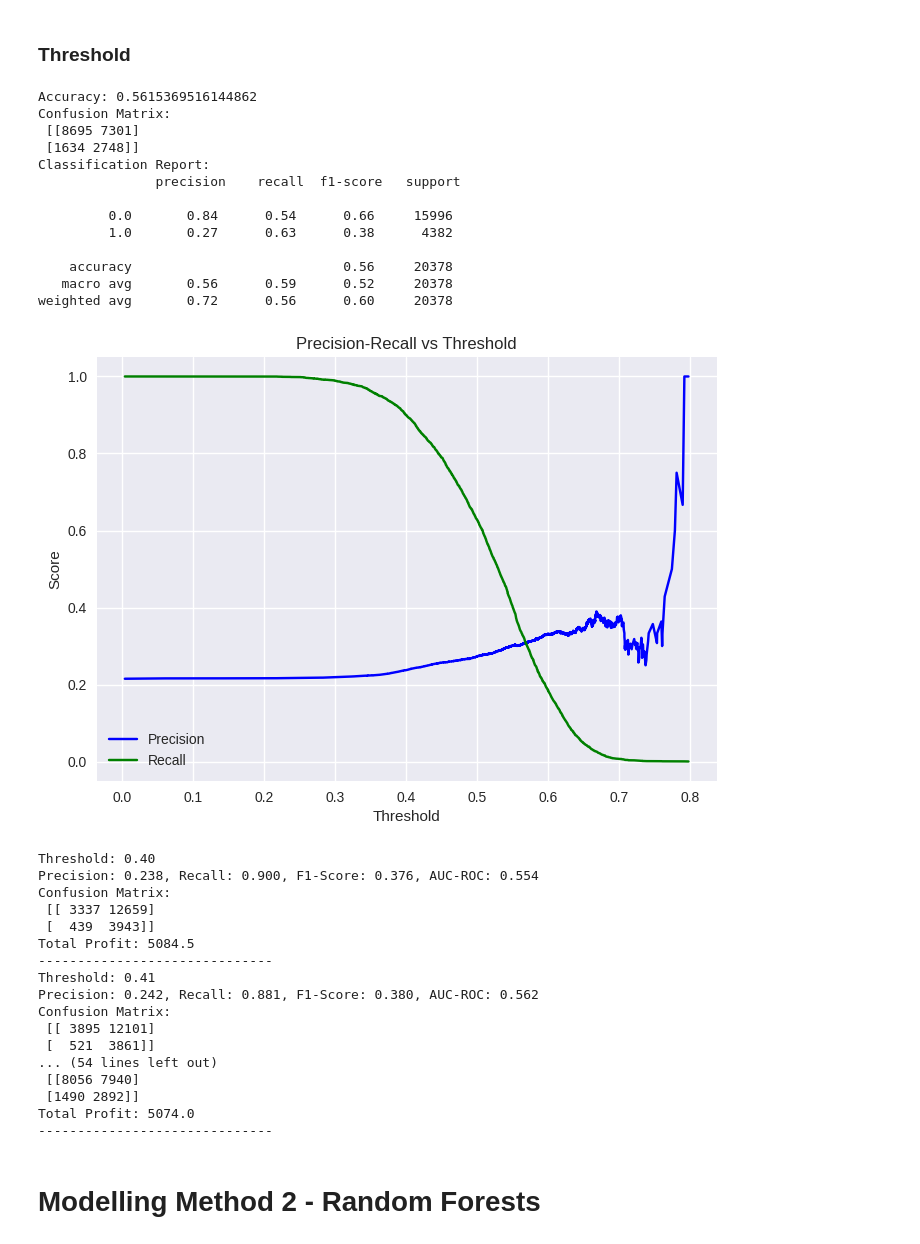
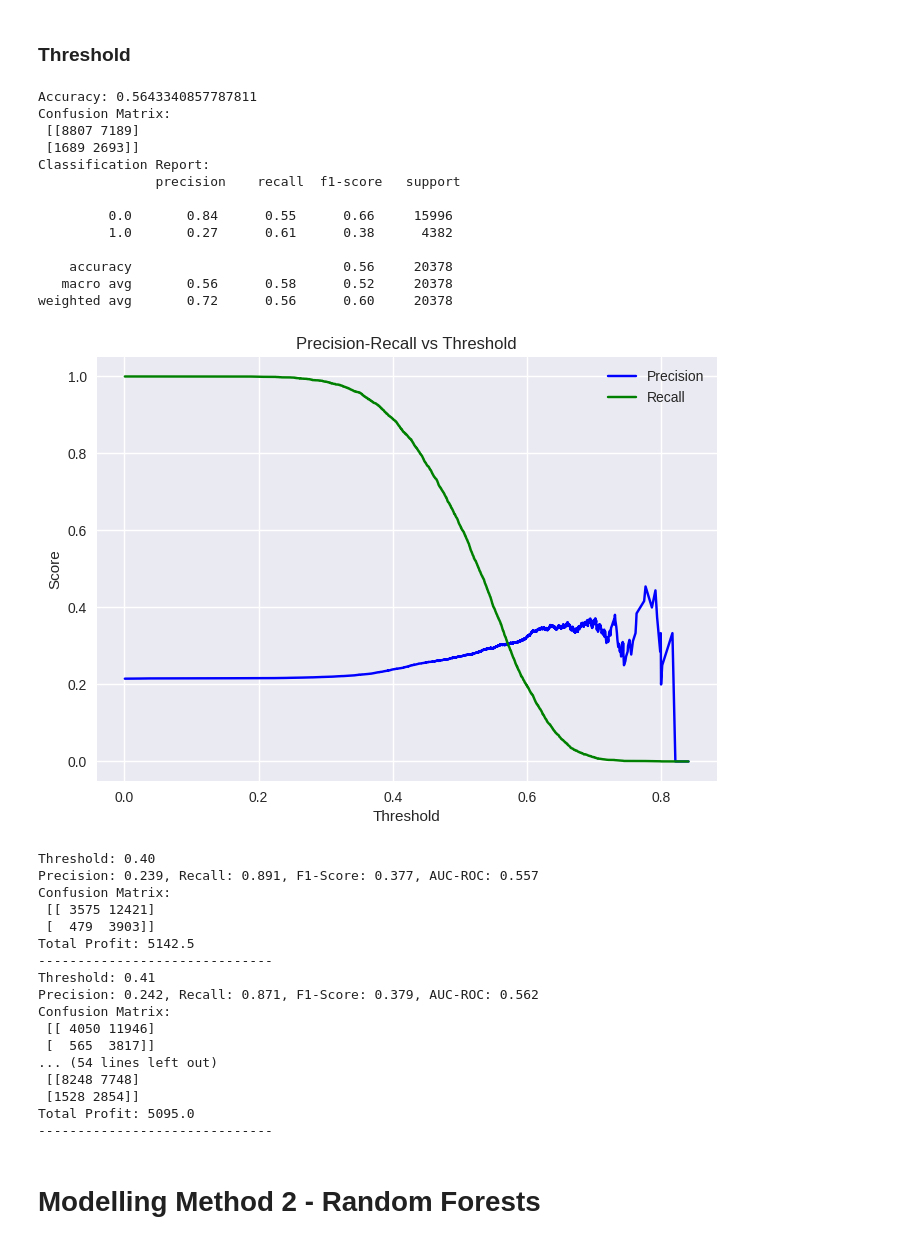
Before and after one commit to TheGooseGuy/Insurance-Product-Prediction, a Jupyter notebook: Project2_Solution.ipynb, the cells around one changed output. Saved outputs shown, nothing was run; the diff lists cells and outputs as text; code cells hidden in the pictures.

```diff
--- a/Project2_Solution.ipynb
+++ b/Project2_Solution.ipynb
@@ -324,3 +324,4 @@ combined_data['VEHICLEMAKE'] = (combined_data['VEHICLEMAKE']
 
 # Check unique values after cleaning
 print(combined_data['VEHICLEMAKE'].unique())
+combined_data = pd.get_dummies(combined_data, columns=['VEHICLEMAKE'], prefix='Vehicle_Make')
@@ -451,12 +476,12 @@ test_data = combined_data[combined_data['is_train'] == 0].drop(columns=['is_trai
 # %%
 scaler = StandardScaler()
 
-train_data_standardized = scaler.fit_transform(train_data.drop(columns=['IS_BOUND', 'QUOTEDATE', 'VEHICLEMAKE', 'VEHICLEMODEL', 'POSTAL_CODE', 'AREA_CODE', 'YEARS_AS_PRINCIPAL_DRIVER']))
-train_data_standardized = pd.DataFrame(train_data_standardized, columns=train_data.drop(columns=['IS_BOUND', 'QUOTEDATE', 'VEHICLEMAKE', 'VEHICLEMODEL', 'POSTAL_CODE', 'AREA_CODE', 'YEARS_AS_PRINCIPAL_DRIVER']).columns)
+train_data_standardized = scaler.fit_transform(train_data.drop(columns=['IS_BOUND', 'QUOTEDATE', 'VEHICLEMODEL', 'POSTAL_CODE', 'AREA_CODE', 'YEARS_AS_PRINCIPAL_DRIVER']))
+train_data_standardized = pd.DataFrame(train_data_standardized, columns=train_data.drop(columns=['IS_BOUND', 'QUOTEDATE', 'VEHICLEMODEL', 'POSTAL_CODE', 'AREA_CODE', 'YEARS_AS_PRINCIPAL_DRIVER']).columns)
 train_data_standardized['IS_BOUND'] = train_data['IS_BOUND'].values  # Reattach "IS_BOUND" column
 
-test_data_standardized = scaler.transform(test_data.drop(columns=['QUOTEDATE', 'VEHICLEMAKE', 'VEHICLEMODEL', 'POSTAL_CODE', 'AREA_CODE', 'YEARS_AS_PRINCIPAL_DRIVER']))
-test_data_standardized = pd.DataFrame(test_data_standardized, columns=test_data.drop(columns=['QUOTEDATE', 'VEHICLEMAKE', 'VEHICLEMODEL', 'POSTAL_CODE', 'AREA_CODE', 'YEARS_AS_PRINCIPAL_DRIVER']).columns)
+test_data_standardized = scaler.transform(test_data.drop(columns=['QUOTEDATE', 'VEHICLEMODEL', 'POSTAL_CODE', 'AREA_CODE', 'YEARS_AS_PRINCIPAL_DRIVER']))
+test_data_standardized = pd.DataFrame(test_data_standardized, columns=test_data.drop(columns=['QUOTEDATE','VEHICLEMODEL', 'POSTAL_CODE', 'AREA_CODE', 'YEARS_AS_PRINCIPAL_DRIVER']).columns)
 # %% [markdown]
 # Modelling Method 1 - Logistic Regression
 # %% [markdown]
@@ -614,47 +639,48 @@ KeyError: 'MULTI_PRODUCT_No'
 # %% [markdown]
 ### Threshold
 # %%
-X = X_interact
+# X = X_interact
+X = train_data_standardized.drop(columns=['IS_BOUND'])
 y = train_data_standardized['IS_BOUND']
 
 X_train, X_test, y_train, y_test = train_test_split(X, y, test_size=0.2, random_state=64)
 
 model = LogisticRegression(class_weight="balanced", random_state=89, max_iter=1000)
 model.fit(X_train, y_train)
 
 y_pred = model.predict(X_test) # Prediction
 
 # Evaluate the model
 print("Accuracy:", accuracy_score(y_test, y_pred))
 print("Confusion Matrix:\n", confusion_matrix(y_test, y_pred))
 print("Classification Report:\n", classification_report(y_test, y_pred))
 
 y_proba = model.predict_proba(X_test)[:, 1] # Predicted Probabilities
 
 
 precision, recall, thresholds = precision_recall_curve(y_test, y_proba)
 plt.plot(thresholds, precision[:-1], 'b-', label='Precision')
 plt.plot(thresholds, recall[:-1], 'g-', label='Recall')
 plt.xlabel('Threshold')
 plt.ylabel('Score')
 plt.title('Precision-Recall vs Threshold')
 plt.legend(loc='best')
 plt.show()
 # %% [output]
-Accuracy: 0.5615369516144862
+Accuracy: 0.5643340857787811
 Confusion Matrix:
- [[8695 7301]
- [1634 2748]]
+ [[8807 7189]
+ [1689 2693]]
 Classification Report:
                precision    recall  f1-score   support
 
-         0.0       0.84      0.54      0.66     15996
-         1.0       0.27      0.63      0.38      4382
+         0.0       0.84      0.55      0.66     15996
+         1.0       0.27      0.61      0.38      4382
 
     accuracy                           0.56     20378
-   macro avg       0.56      0.59      0.52     20378
+   macro avg       0.56      0.58      0.52     20378
 weighted avg       0.72      0.56      0.60     20378
-[figure, old version]
+[figure, new version]
 # %%
 # Profit for true positives(TP): +5.5
 # Cost for predicting a positive(1): -1
@@ -686,21 +712,21 @@ for threshold in thresholds:
     print("-" * 30)
 # %% [output]
 Threshold: 0.40
-Precision: 0.238, Recall: 0.900, F1-Score: 0.376, AUC-ROC: 0.554
+Precision: 0.239, Recall: 0.891, F1-Score: 0.377, AUC-ROC: 0.557
 Confusion Matrix:
- [[ 3337 12659]
- [  439  3943]]
-Total Profit: 5084.5
+ [[ 3575 12421]
+ [  479  3903]]
+Total Profit: 5142.5
 ------------------------------
 Threshold: 0.41
-Precision: 0.242, Recall: 0.881, F1-Score: 0.380, AUC-ROC: 0.562
+Precision: 0.242, Recall: 0.871, F1-Score: 0.379, AUC-ROC: 0.562
 Confusion Matrix:
- [[ 3895 12101]
- [  521  3861]]
+ [[ 4050 11946]
+ [  565  3817]]
 ... (54 lines left out)
- [[8056 7940]
- [1490 2892]]
-Total Profit: 5074.0
+ [[8248 7748]
+ [1528 2854]]
+Total Profit: 5095.0
 ------------------------------
 # %% [markdown]
 # Modelling Method 2 - Random Forests
```
Also changed, not shown: parts of 20 cells of this notebook.
